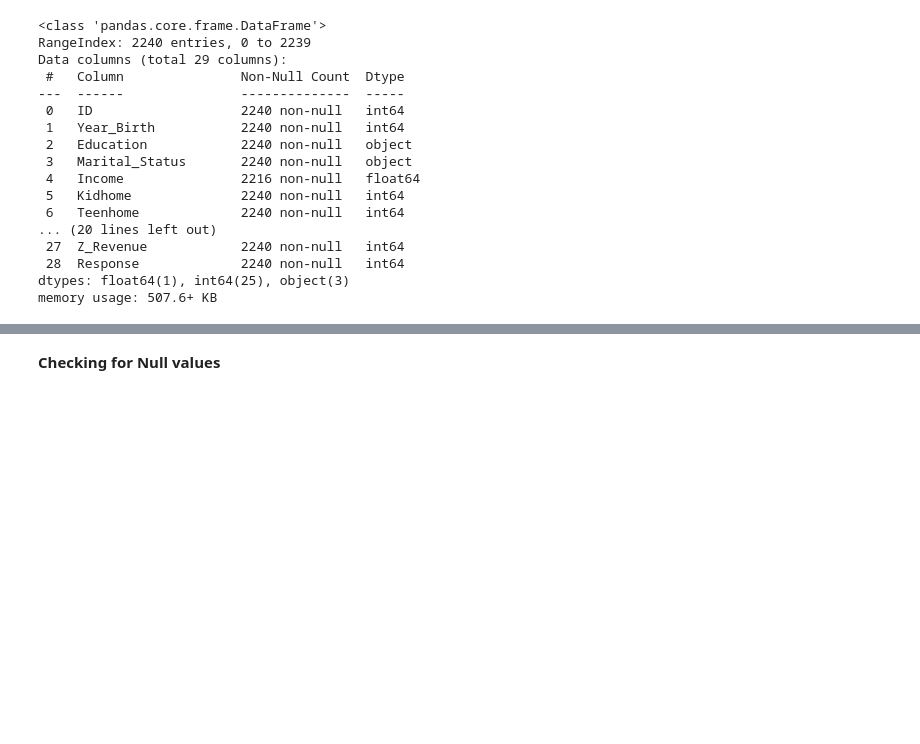
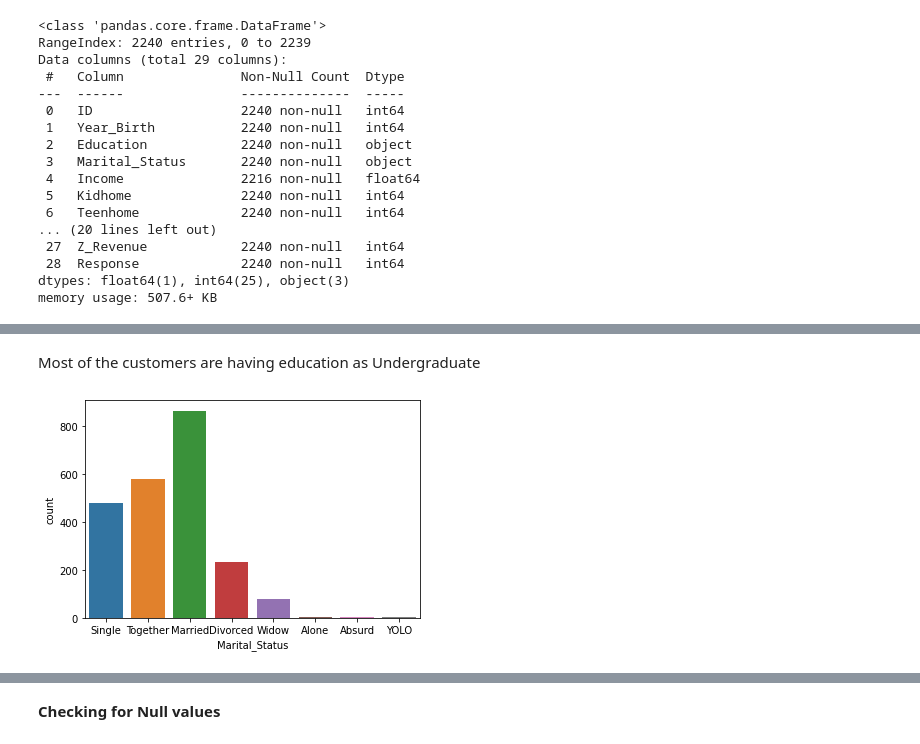
Before and after one commit to RiteshopShrivastava/Customer_Behavior_Analysis, a Jupyter notebook: Customer_behavoir_Analysis.ipynb, the cells around one changed output, grey strips where cells are left out. Drawn from its saved outputs; the diff is of its cells as text; code cells hidden in the pictures; blank space fills up the shorter version.

```diff
--- a/Customer_behavoir_Analysis.ipynb
+++ b/Customer_behavoir_Analysis.ipynb
@@ -150,0 +149,7 @@ data[data.duplicated()].shape
+# %% [markdown]
+Most of the customers are having education as Undergraduate
+# %%
+# Countplot for 'Marital_Status'
+sns.countplot(x=data['Marital_Status']);
+# %% [output]
+[figure, added]
```
Also changed, not shown: parts of 47 cells of this notebook.
